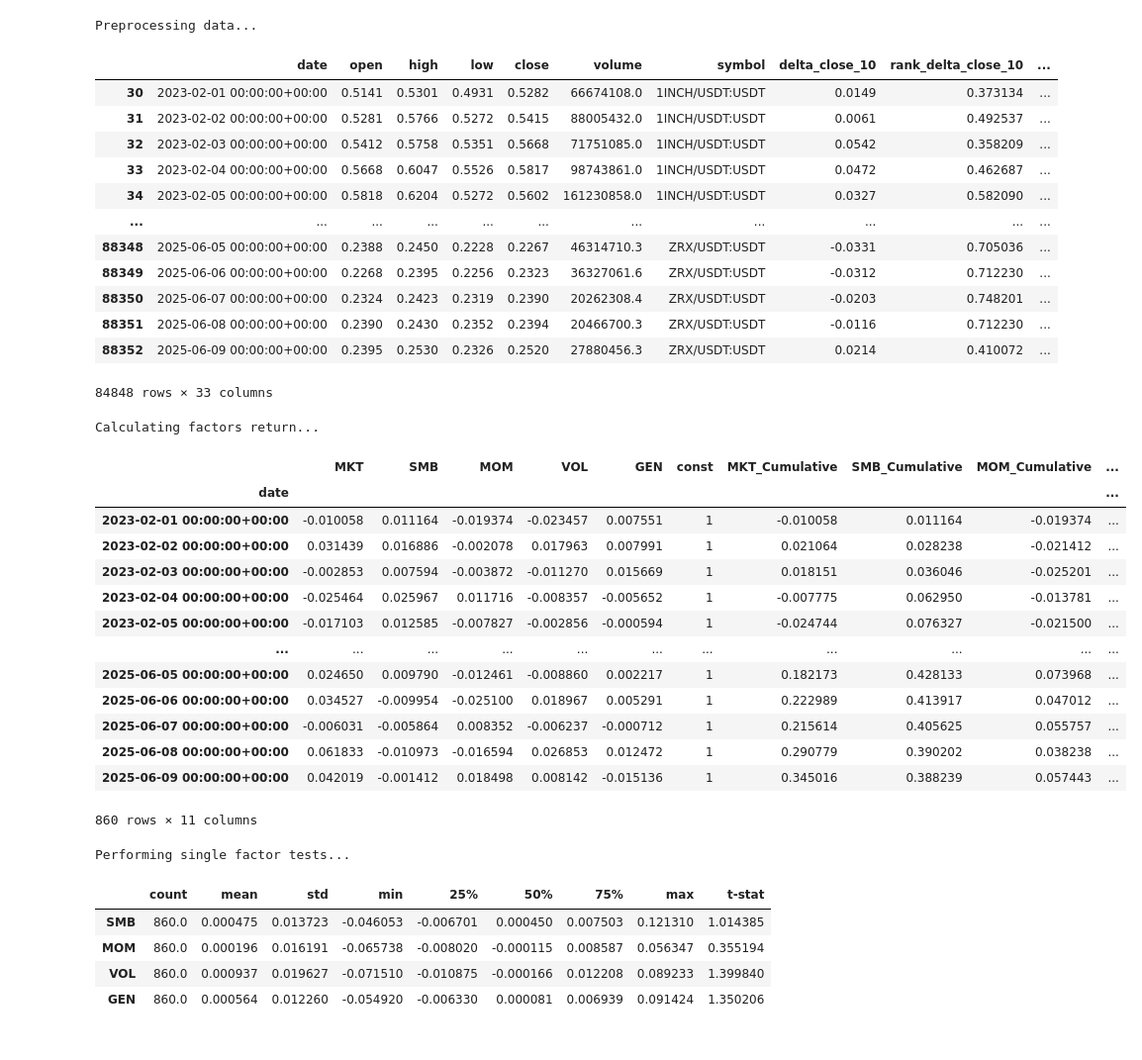
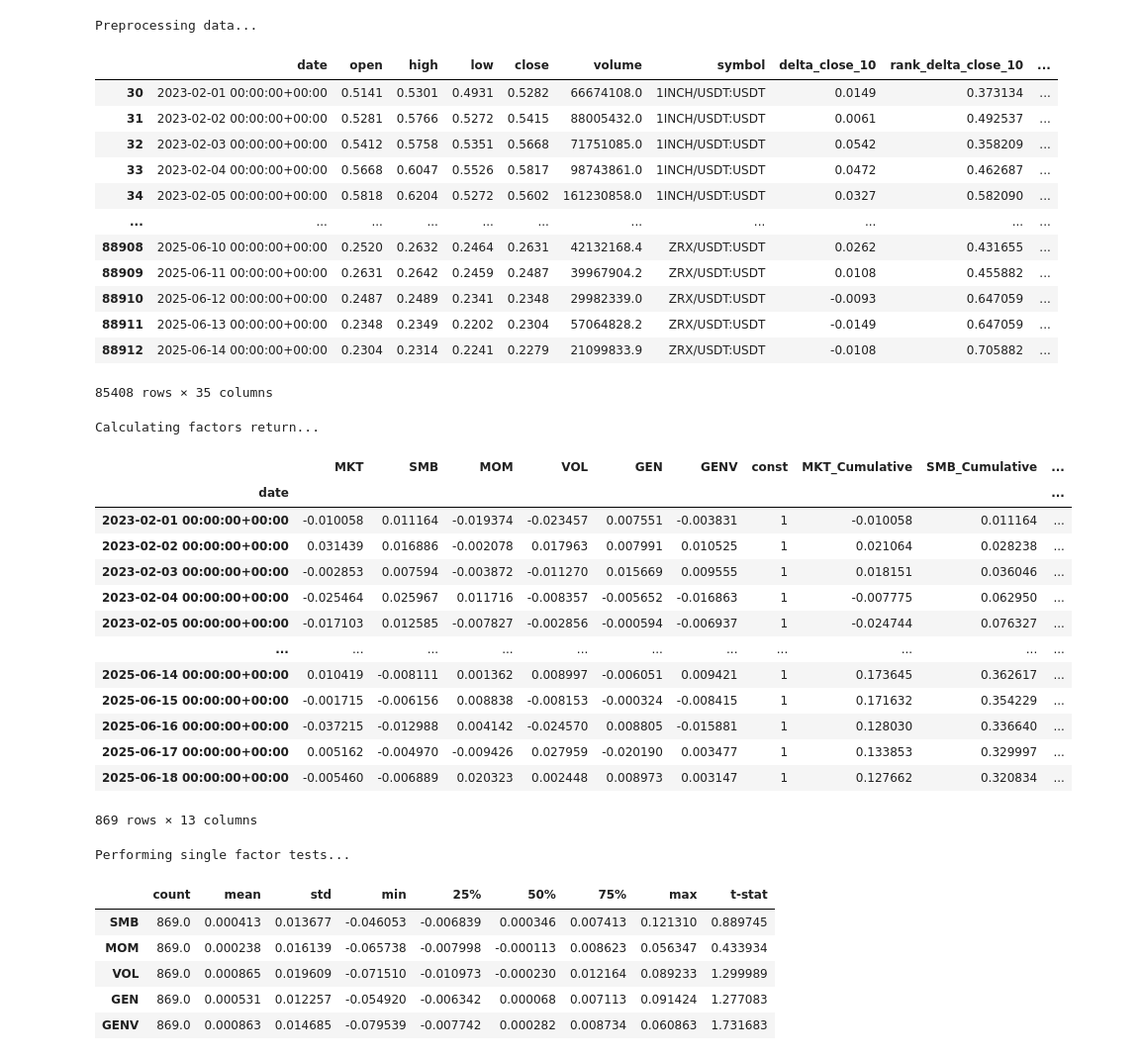
Before and after one commit to LazyPigPig/factor-research, a Jupyter notebook: 20250614_Multifactor_regress_analize.ipynb, the cells around one changed output. Shown at 99% size. Cells and saved outputs as stored; diff of their text form; code cells hidden in the pictures.

```diff
--- a/20250614_Multifactor_regress_analize.ipynb
+++ b/20250614_Multifactor_regress_analize.ipynb
@@ -189,6 +173,11 @@ data['momentum_z'] = data.groupby('date')['momentum'].transform(zscore)
 data['amount_z'] = data.groupby('date')['amount'].transform(zscore)
 data['factor_z'] = data.groupby('date')['factor'].transform(zscore)
 
+data['factor_vol'] = data['factor_z'] + data['volatility_z']
+data['factor_vol_z'] = data.groupby('date')['factor_vol'].transform(zscore)
+
+
+
 # 计算市场收益率 (所有币种等权重平均)
 market_return = data.groupby('date')['to_day_return'].mean().reset_index()
 market_return.columns = ['date', 'market_return']
@@ -204,9 +193,9 @@ Preprocessing data...
 | 33 | 2023-02-04 00:00:00+00:00 | 0.5668 | 0.6047 | 0.5526 | 0.5817 | 98743861.0 | 1INCH/USDT:USDT | 0.0472 | 0.462687 | ... |
 | 34 | 2023-02-05 00:00:00+00:00 | 0.5818 | 0.6204 | 0.5272 | 0.5602 | 161230858.0 | 1INCH/USDT:USDT | 0.0327 | 0.582090 | ... |
 | ... | ... | ... | ... | ... | ... | ... | ... | ... | ... | ... |
-| 88348 | 2025-06-05 00:00:00+00:00 | 0.2388 | 0.2450 | 0.2228 | 0.2267 | 46314710.3 | ZRX/USDT:USDT | -0.0331 | 0.705036 | ... |
-| 88349 | 2025-06-06 00:00:00+00:00 | 0.2268 | 0.2395 | 0.2256 | 0.2323 | 36327061.6 | ZRX/USDT:USDT | -0.0312 | 0.712230 | ... |
-| 88350 | 2025-06-07 00:00:00+00:00 | 0.2324 | 0.2423 | 0.2319 | 0.2390 | 20262308.4 | ZRX/USDT:USDT | -0.0203 | 0.748201 | ... |
-| 88351 | 2025-06-08 00:00:00+00:00 | 0.2390 | 0.2430 | 0.2352 | 0.2394 | 20466700.3 | ZRX/USDT:USDT | -0.0116 | 0.712230 | ... |
-| 88352 | 2025-06-09 00:00:00+00:00 | 0.2395 | 0.2530 | 0.2326 | 0.2520 | 27880456.3 | ZRX/USDT:USDT | 0.0214 | 0.410072 | ... |
+| 88908 | 2025-06-10 00:00:00+00:00 | 0.2520 | 0.2632 | 0.2464 | 0.2631 | 42132168.4 | ZRX/USDT:USDT | 0.0262 | 0.431655 | ... |
+| 88909 | 2025-06-11 00:00:00+00:00 | 0.2631 | 0.2642 | 0.2459 | 0.2487 | 39967904.2 | ZRX/USDT:USDT | 0.0108 | 0.455882 | ... |
+| 88910 | 2025-06-12 00:00:00+00:00 | 0.2487 | 0.2489 | 0.2341 | 0.2348 | 29982339.0 | ZRX/USDT:USDT | -0.0093 | 0.647059 | ... |
+| 88911 | 2025-06-13 00:00:00+00:00 | 0.2348 | 0.2349 | 0.2202 | 0.2304 | 57064828.2 | ZRX/USDT:USDT | -0.0149 | 0.647059 | ... |
+| 88912 | 2025-06-14 00:00:00+00:00 | 0.2304 | 0.2314 | 0.2241 | 0.2279 | 21099833.9 | ZRX/USDT:USDT | -0.0108 | 0.705882 | ... |
-84848 rows × 33 columns
+85408 rows × 35 columns
@@ -265,60 +256,75 @@ for date, group in tqdm(data.groupby('date'), desc="Calculating general factor")
     high_gen = group.iloc[-len(group)//3:]
     gen = high_gen['next_day_return'].mean() - low_gen['next_day_return'].mean()
     general_factor.append({'date': date, 'GEN': gen})
 general_factor = pd.DataFrame(general_factor)
 
-
+# a31+vol
+general_factor_vol = []
+for date, group in tqdm(data.groupby('date'), desc="Calculating general factor V"):
+    if len(group) < 10:
+        continue
+    group = group.sort_values('factor_vol_z')
+    low_gen = group.iloc[:len(group)//3]
+    high_gen = group.iloc[-len(group)//3:]
+    gen = high_gen['next_day_return'].mean() - low_gen['next_day_return'].mean()
+    general_factor_vol.append({'date': date, 'GENV': gen})
+general_factor_vol = pd.DataFrame(general_factor_vol)
 
 factors = market_factor.merge(size_factor, on='date', how='left')
 factors = factors.merge(mom_factor, on='date', how='left')
 factors = factors.merge(vol_factor, on='date', how='left')
 factors = factors.merge(general_factor, on='date', how='left')
+factors = factors.merge(general_factor_vol, on='date', how='left')
+
 factors['const'] = 1
 
 
 # 因子收益率累计
 factors['MKT_Cumulative'] = (1 + factors['MKT']).cumprod() - 1
 factors['SMB_Cumulative'] = (1 + factors['SMB']).cumprod() - 1
 factors['MOM_Cumulative'] = (1 + factors['MOM']).cumprod() - 1
 factors['VOL_Cumulative'] = (1 + factors['VOL']).cumprod() - 1
 factors['GEN_Cumulative'] = (1 + factors['GEN']).cumprod() - 1
+factors['GENV_Cumulative'] = (1 + factors['GENV']).cumprod() - 1
+
 
 
 factors.set_index('date', inplace=True)
 factors.dropna(inplace=True)
 
 # # 标准化因子
 # scaler = StandardScaler()
 # factors[['MKT', 'SMB', 'MOM', 'VOL']] = scaler.fit_transform(factors[['MKT', 'SMB', 'MOM', 'VOL']])
 factors
 # %% [output]
 Calculating factors return...
-|  | MKT | SMB | MOM | VOL | GEN | const | MKT_Cumulative | SMB_Cumulative | MOM_Cumulative | ... |
+|  | MKT | SMB | MOM | VOL | GEN | GENV | const | MKT_Cumulative | SMB_Cumulative | ... |
 | date |  |  |  |  |  |  |  |  |  | ... |
-| 2023-02-01 00:00:00+00:00 | -0.010058 | 0.011164 | -0.019374 | -0.023457 | 0.007551 | 1 | -0.010058 | 0.011164 | -0.019374 | ... |
-| 2023-02-02 00:00:00+00:00 | 0.031439 | 0.016886 | -0.002078 | 0.017963 | 0.007991 | 1 | 0.021064 | 0.028238 | -0.021412 | ... |
-| 2023-02-03 00:00:00+00:00 | -0.002853 | 0.007594 | -0.003872 | -0.011270 | 0.015669 | 1 | 0.018151 | 0.036046 | -0.025201 | ... |
-| 2023-02-04 00:00:00+00:00 | -0.025464 | 0.025967 | 0.011716 | -0.008357 | -0.005652 | 1 | -0.007775 | 0.062950 | -0.013781 | ... |
-| 2023-02-05 00:00:00+00:00 | -0.017103 | 0.012585 | -0.007827 | -0.002856 | -0.000594 | 1 | -0.024744 | 0.076327 | -0.021500 | ... |
+| 2023-02-01 00:00:00+00:00 | -0.010058 | 0.011164 | -0.019374 | -0.023457 | 0.007551 | -0.003831 | 1 | -0.010058 | 0.011164 | ... |
+| 2023-02-02 00:00:00+00:00 | 0.031439 | 0.016886 | -0.002078 | 0.017963 | 0.007991 | 0.010525 | 1 | 0.021064 | 0.028238 | ... |
+| 2023-02-03 00:00:00+00:00 | -0.002853 | 0.007594 | -0.003872 | -0.011270 | 0.015669 | 0.009555 | 1 | 0.018151 | 0.036046 | ... |
+| 2023-02-04 00:00:00+00:00 | -0.025464 | 0.025967 | 0.011716 | -0.008357 | -0.005652 | -0.016863 | 1 | -0.007775 | 0.062950 | ... |
+| 2023-02-05 00:00:00+00:00 | -0.017103 | 0.012585 | -0.007827 | -0.002856 | -0.000594 | -0.006937 | 1 | -0.024744 | 0.076327 | ... |
 | ... | ... | ... | ... | ... | ... | ... | ... | ... | ... | ... |
-| 2025-06-05 00:00:00+00:00 | 0.024650 | 0.009790 | -0.012461 | -0.008860 | 0.002217 | 1 | 0.182173 | 0.428133 | 0.073968 | ... |
-| 2025-06-06 00:00:00+00:00 | 0.034527 | -0.009954 | -0.025100 | 0.018967 | 0.005291 | 1 | 0.222989 | 0.413917 | 0.047012 | ... |
-| 2025-06-07 00:00:00+00:00 | -0.006031 | -0.005864 | 0.008352 | -0.006237 | -0.000712 | 1 | 0.215614 | 0.405625 | 0.055757 | ... |
-| 2025-06-08 00:00:00+00:00 | 0.061833 | -0.010973 | -0.016594 | 0.026853 | 0.012472 | 1 | 0.290779 | 0.390202 | 0.038238 | ... |
-| 2025-06-09 00:00:00+00:00 | 0.042019 | -0.001412 | 0.018498 | 0.008142 | -0.015136 | 1 | 0.345016 | 0.388239 | 0.057443 | ... |
+| 2025-06-14 00:00:00+00:00 | 0.010419 | -0.008111 | 0.001362 | 0.008997 | -0.006051 | 0.009421 | 1 | 0.173645 | 0.362617 | ... |
+| 2025-06-15 00:00:00+00:00 | -0.001715 | -0.006156 | 0.008838 | -0.008153 | -0.000324 | -0.008415 | 1 | 0.171632 | 0.354229 | ... |
+| 2025-06-16 00:00:00+00:00 | -0.037215 | -0.012988 | 0.004142 | -0.024570 | 0.008805 | -0.015881 | 1 | 0.128030 | 0.336640 | ... |
+| 2025-06-17 00:00:00+00:00 | 0.005162 | -0.004970 | -0.009426 | 0.027959 | -0.020190 | 0.003477 | 1 | 0.133853 | 0.329997 | ... |
+| 2025-06-18 00:00:00+00:00 | -0.005460 | -0.006889 | 0.020323 | 0.002448 | 0.008973 | 0.003147 | 1 | 0.127662 | 0.320834 | ... |
-860 rows × 11 columns
+869 rows × 13 columns
 # %%
 print("Performing single factor tests...")
 # 计算每个因子的描述性统计
-factor_stats = factors[['SMB', 'MOM', 'VOL', 'GEN']].describe().T
+factor_stats = factors[['SMB', 'MOM', 'VOL', 'GEN','GENV']].describe().T
 factor_stats['t-stat'] = factor_stats['mean'] / (factor_stats['std'] / np.sqrt(factor_stats['count']))
 factor_stats
 # %% [output]
 Performing single factor tests...
 |  | count | mean | std | min | 25% | 50% | 75% | max | t-stat |
-| SMB | 860.0 | 0.000475 | 0.013723 | -0.046053 | -0.006701 | 0.000450 | 0.007503 | 0.121310 | 1.014385 |
-| MOM | 860.0 | 0.000196 | 0.016191 | -0.065738 | -0.008020 | -0.000115 | 0.008587 | 0.056347 | 0.355194 |
-| VOL | 860.0 | 0.000937 | 0.019627 | -0.071510 | -0.010875 | -0.000166 | 0.012208 | 0.089233 | 1.399840 |
-| GEN | 860.0 | 0.000564 | 0.012260 | -0.054920 | -0.006330 | 0.000081 | 0.006939 | 0.091424 | 1.350206 |
+| SMB | 869.0 | 0.000413 | 0.013677 | -0.046053 | -0.006839 | 0.000346 | 0.007413 | 0.121310 | 0.889745 |
+| MOM | 869.0 | 0.000238 | 0.016139 | -0.065738 | -0.007998 | -0.000113 | 0.008623 | 0.056347 | 0.433934 |
+| VOL | 869.0 | 0.000865 | 0.019609 | -0.071510 | -0.010973 | -0.000230 | 0.012164 | 0.089233 | 1.299989 |
+| GEN | 869.0 | 0.000531 | 0.012257 | -0.054920 | -0.006342 | 0.000068 | 0.007113 | 0.091424 | 1.277083 |
+| GENV | 869.0 | 0.000863 | 0.014685 | -0.079539 | -0.007742 | 0.000282 | 0.008734 | 0.060863 | 1.731683 |
 # %%
 # 绘制因子时间序列
```
Also changed, not shown: parts of 11 cells of this notebook, 3 other files.
